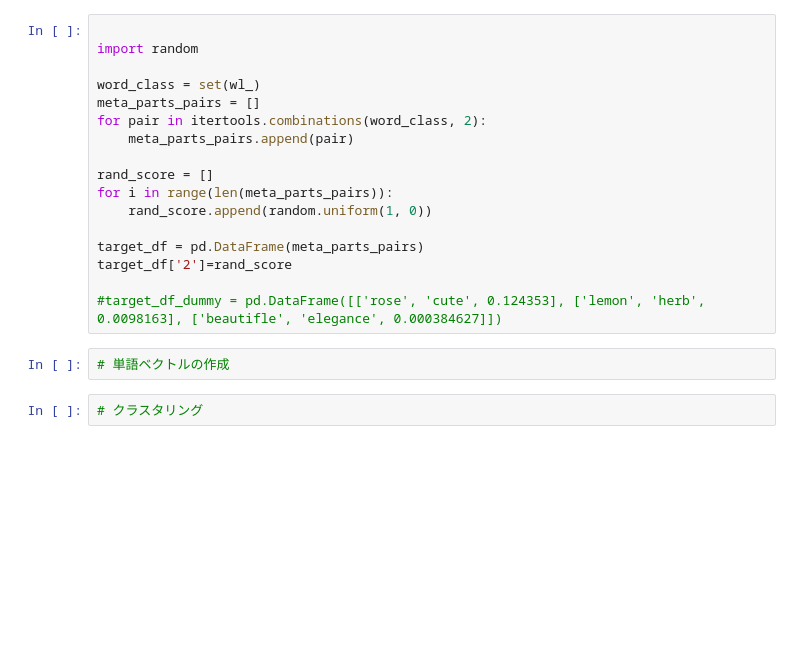
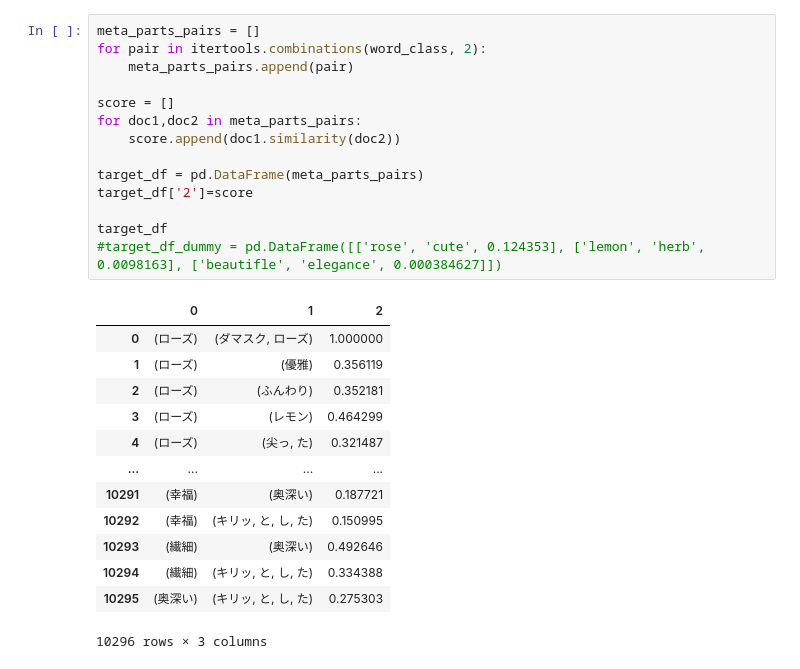
Before and after one commit to emtech-labs/fragrance_words_analysis, a Jupyter notebook: add_meta.ipynb, the cells around one changed output. Cells and saved outputs as stored; diff of their text form; blank space fills up the shorter version.

```diff
--- a/add_meta.ipynb
+++ b/add_meta.ipynb
@@ -37,21 +77,28 @@ for i, sentence in enumerate(article_df['description']):
 # %%
-
-import random
-
-word_class = set(wl_)
 meta_parts_pairs = []
 for pair in itertools.combinations(word_class, 2):
     meta_parts_pairs.append(pair)
 
-rand_score = []
-for i in range(len(meta_parts_pairs)):
-    rand_score.append(random.uniform(1, 0))
+score = []
+for doc1,doc2 in meta_parts_pairs:
+    score.append(doc1.similarity(doc2))
 
 target_df = pd.DataFrame(meta_parts_pairs)
-target_df['2']=rand_score
+target_df['2']=score
 
+target_df
 #target_df_dummy = pd.DataFrame([['rose', 'cute', 0.124353], ['lemon', 'herb', 0.0098163], ['beautifle', 'elegance', 0.000384627]])
+# %% [output]
+|  | 0 | 1 | 2 |
+| 0 | (ローズ) | (ダマスク, ローズ) | 1.000000 |
+| 1 | (ローズ) | (優雅) | 0.356119 |
+| 2 | (ローズ) | (ふんわり) | 0.352181 |
+| 3 | (ローズ) | (レモン) | 0.464299 |
+| 4 | (ローズ) | (尖っ, た) | 0.321487 |
+| ... | ... | ... | ... |
+| 10291 | (幸福) | (奥深い) | 0.187721 |
+| 10292 | (幸福) | (キリッ, と, し, た) | 0.150995 |
+| 10293 | (繊細) | (奥深い) | 0.492646 |
+| 10294 | (繊細) | (キリッ, と, し, た) | 0.334388 |
+| 10295 | (奥深い) | (キリッ, と, し, た) | 0.275303 |
+10296 rows × 3 columns
-# %%
-# 単語ベクトルの作成
-# %%
-# クラスタリング
```
Also changed, not shown: parts of 18 cells of this notebook, 6 other files.
